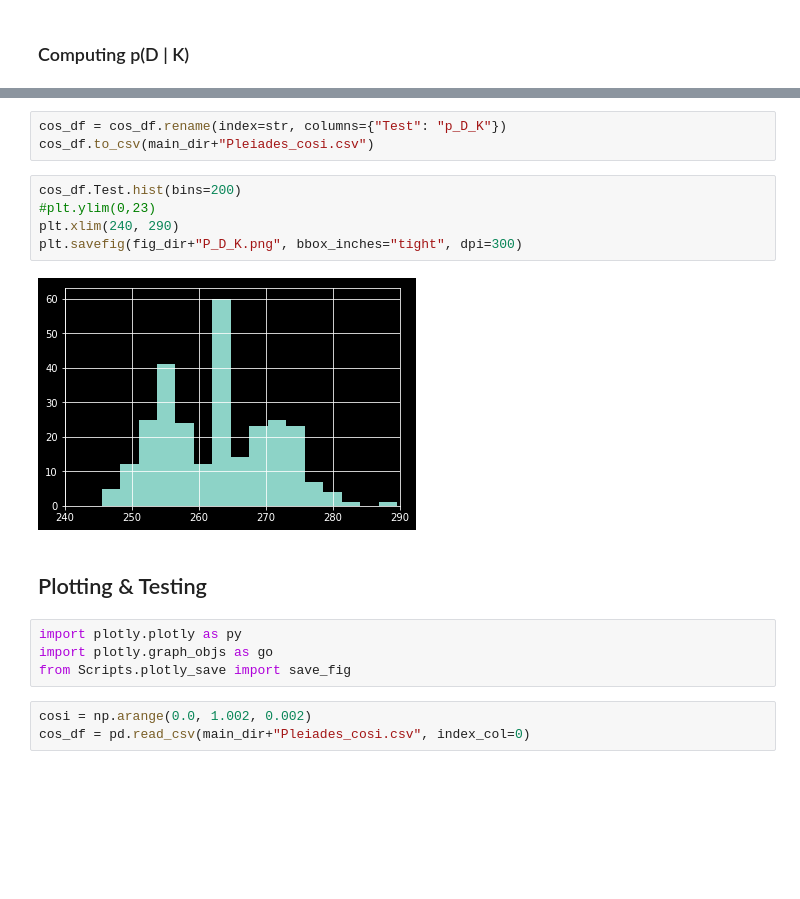
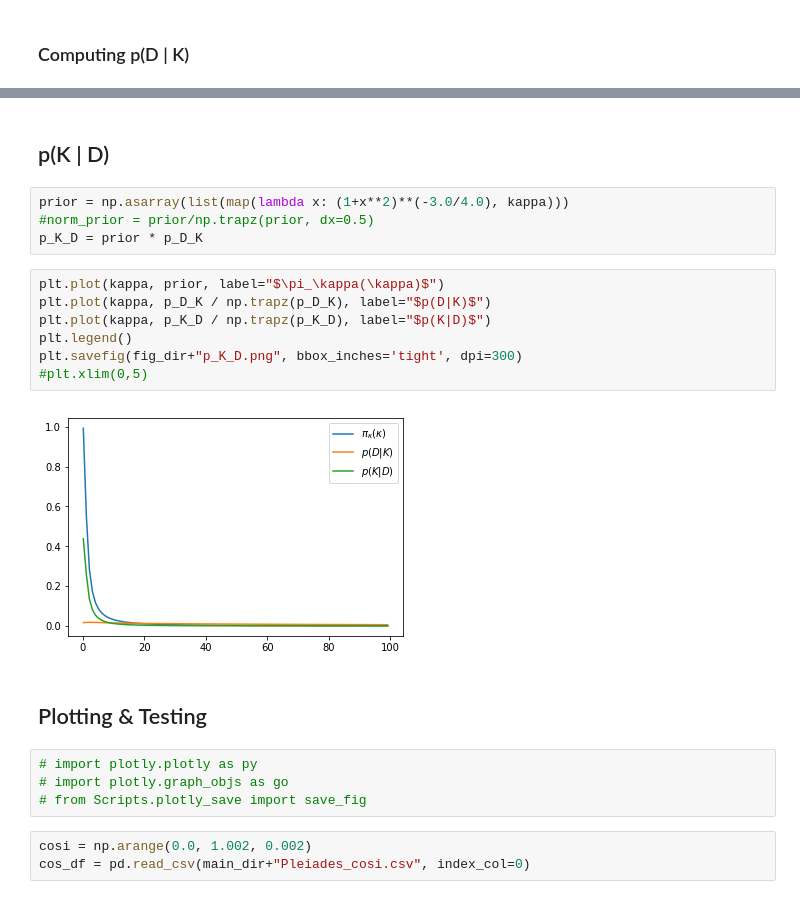
Before and after one commit to kaimibk/NAC, a Jupyter notebook: Final_notebooks/Hierarchical_Analysis.ipynb, the cells around one changed output, grey strips where cells are left out. Cells and saved outputs as stored; diff of their text form; blank space fills up the shorter version.

```diff
--- a/Final_notebooks/Hierarchical_Analysis.ipynb
+++ b/Final_notebooks/Hierarchical_Analysis.ipynb
@@ -242,19 +238,24 @@ plt.savefig(fig_dir+"p_D_k.png", bbox_inches='tight', dpi=300)
-# %%
-cos_df = cos_df.rename(index=str, columns={"Test": "p_D_K"})
-cos_df.to_csv(main_dir+"Pleiades_cosi.csv")
-# %%
-cos_df.Test.hist(bins=200)
-#plt.ylim(0,23)
-plt.xlim(240, 290)
-plt.savefig(fig_dir+"P_D_K.png", bbox_inches="tight", dpi=300)
-# %% [output]
-[figure, removed]
+# %% [markdown]
+## p(K | D)
+# %%
+prior = np.asarray(list(map(lambda x: (1+x**2)**(-3.0/4.0), kappa)))
+#norm_prior = prior/np.trapz(prior, dx=0.5)
+p_K_D = prior * p_D_K
+# %%
+plt.plot(kappa, prior, label="$\pi_\kappa(\kappa)$")
+plt.plot(kappa, p_D_K / np.trapz(p_D_K), label="$p(D|K)$")
+plt.plot(kappa, p_K_D / np.trapz(p_K_D), label="$p(K|D)$")
+plt.legend()
+plt.savefig(fig_dir+"p_K_D.png", bbox_inches='tight', dpi=300)
+#plt.xlim(0,5)
+# %% [output]
+[figure, added]
 # %% [markdown]
 ## Plotting & Testing
 # %%
-import plotly.plotly as py
-import plotly.graph_objs as go
-from Scripts.plotly_save import save_fig
+# import plotly.plotly as py
+# import plotly.graph_objs as go
+# from Scripts.plotly_save import save_fig
 # %%
 cosi = np.arange(0.0, 1.002, 0.002)
 cos_df = pd.read_csv(main_dir+"Pleiades_cosi.csv", index_col=0)
```
Also changed, not shown: parts of 9 cells of this notebook.
